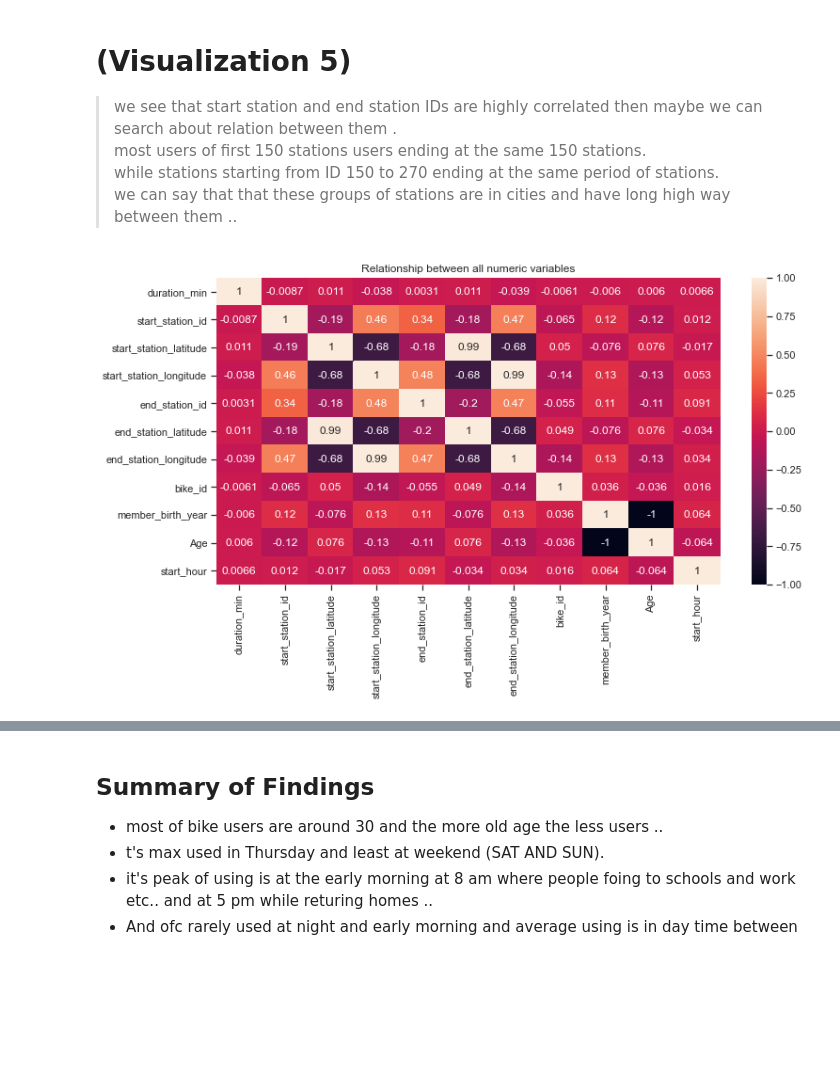
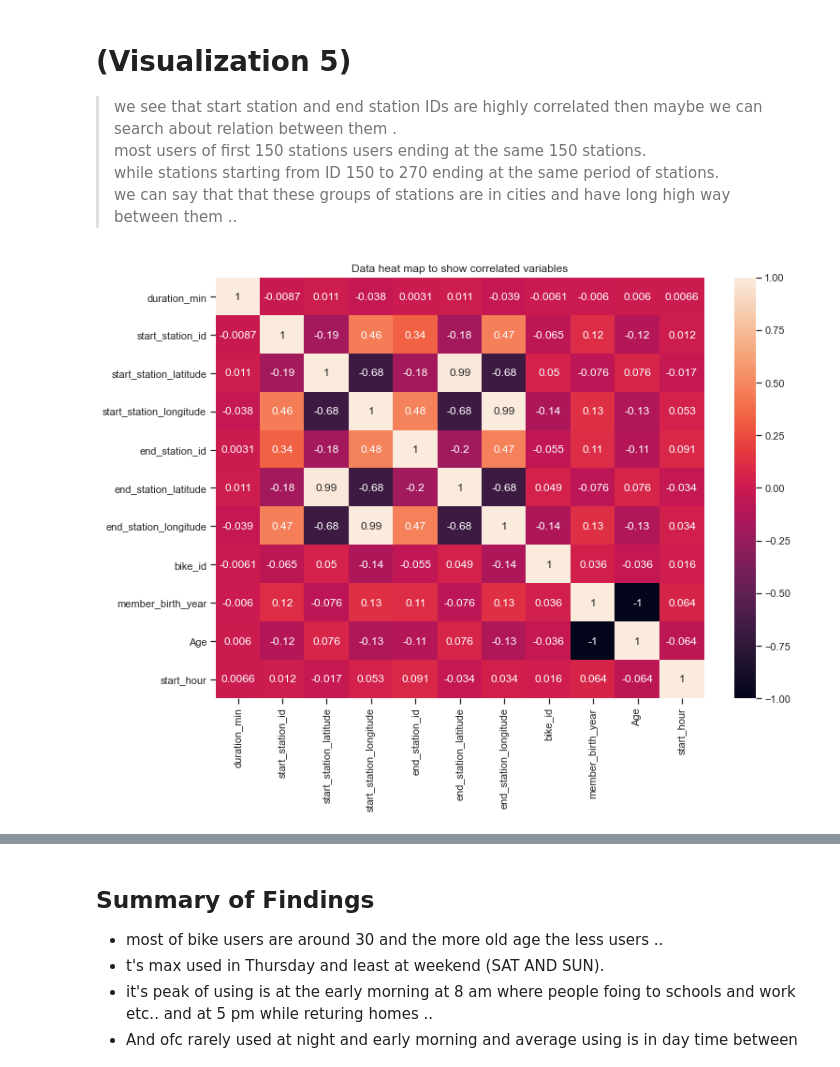
Before and after one commit to Theabdelkader/Communicate-Data-Findings-Ford-GoBike-System, a Jupyter notebook: slide_deck_template.ipynb, the cells around one changed output, grey strips where cells are left out. Saved outputs shown, nothing was run; the diff lists cells and outputs as text; code cells hidden in the pictures; blank space fills up the shorter version.

```diff
--- a/slide_deck_template.ipynb
+++ b/slide_deck_template.ipynb
@@ -109,11 +112,11 @@ sb.histplot(
 # %%
 # while searching for new features which related or linked (correlated) we can make a heat map to dataframe.
 # first we should make dataframe.corr() where is used to find the pairwise correlation of all columns in the dataframe.
 # also df.corr() returns the 2D array required by heatmap and we add annot = True to show correlation values on every cell.
-plt.figure(figsize=(12,6))
+plt.figure(figsize=[ 11.69, 8.27])
 sb.heatmap(df.corr(),  annot = True)
-plt.title('Relationship between all numeric variables');
+plt.title('Data heat map to show correlated variables');
 # %% [output]
-[figure, old version]
+[figure, new version]
 # %%
 # after adding Jitter and transparenc as required
```
Also changed, not shown: parts of 6 cells of this notebook, 3 other files.
